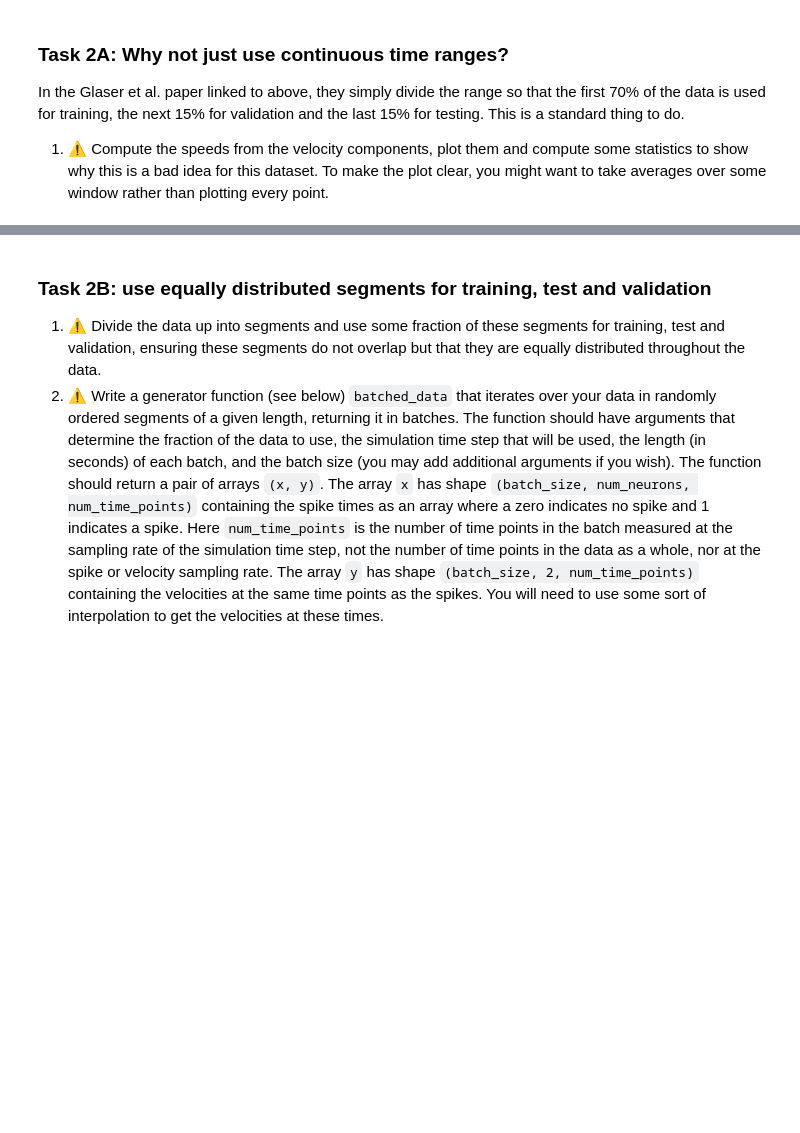
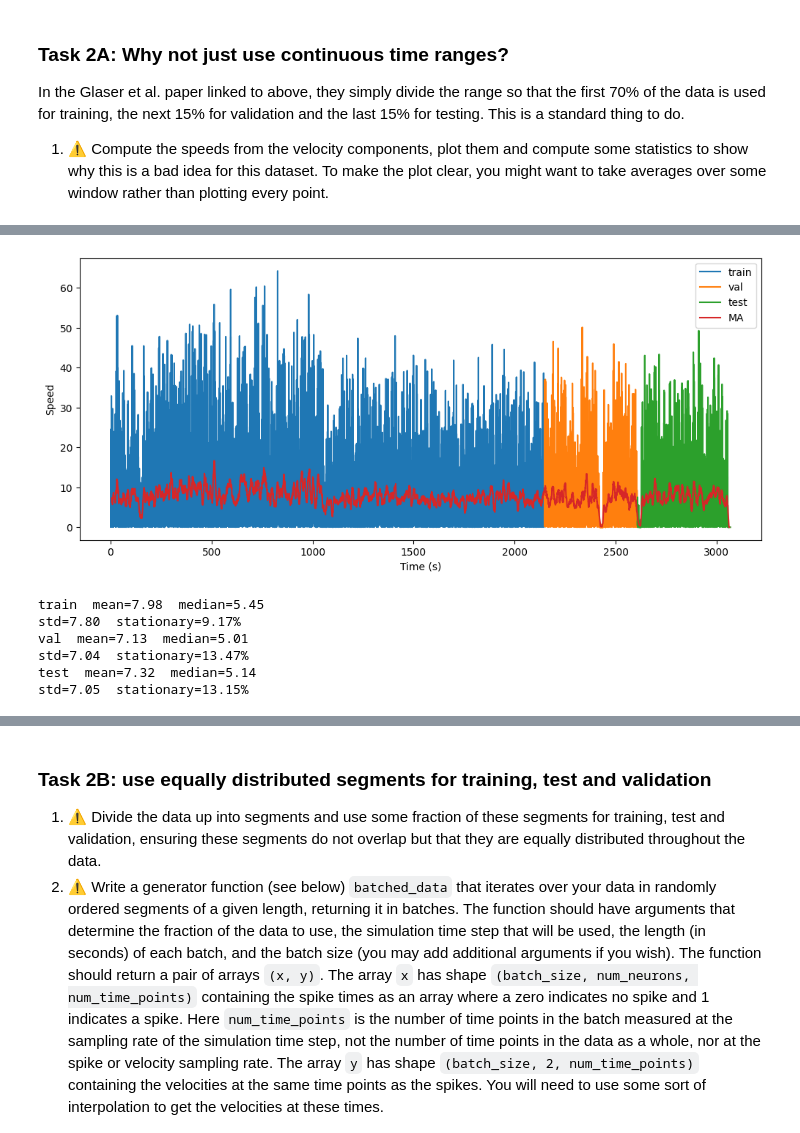
Before and after one commit to MAadinP/neuro4ml, a Jupyter notebook: cw_decoding.ipynb, the cells around one changed output, grey strips where cells are left out. Saved outputs shown, nothing was run; the diff lists cells and outputs as text; code cells hidden in the pictures; blank space fills up the shorter version.

```diff
--- a/cw_decoding.ipynb
+++ b/cw_decoding.ipynb
@@ -275,0 +271,45 @@ window_size = 10 # in s
+# %%
+# v.shape()[0] samples
+train_index, val_index = 0.7 * v.shape[0], 0.85 * v.shape[0]
+
+
+speed = np.sqrt(vel[:, 0]**2 + vel[:, 1]**2)
+# print(speed, speed.shape)
+speed_train = speed[:int(train_index)]
+speed_val = speed[int(train_index):int(val_index)]
+speed_test = speed[int(val_index):]
+
+n_train = int(train_index)
+n_val = int(val_index)
+
+plt.figure(figsize=(12, 5))
+plt.plot(vel_times[0:n_train], speed_train, label='train')
+plt.plot(vel_times[n_train:n_val], speed_val, label='val')
+plt.plot(vel_times[n_val:], speed_test, label='test')
+
+# calc and plot the moving average
+window_size = int(10 / (10*ms)) # converting the 10s window we want into # of samples using vel sampling rate=10ms
+cumulative = np.cumsum(np.insert(speed, 0, 0))
+moving_averages = (cumulative[window_size:] - cumulative[:-window_size]) / window_size
+ma_times = vel_times[window_size//2 : window_size//2+len(moving_averages)]
+
+plt.plot(ma_times, moving_averages, label="MA")
+plt.legend(loc='best')
+plt.xlabel('Time (s)')
+plt.ylabel('Speed')
+plt.show()
+
+
+still = 1.0  # any sample with speed below this counts as "stationary"
+
+for name, sp in [('train', speed_train), ('val', speed_val), ('test', speed_test)]:
+    print(f"{name}  mean={sp.mean():.2f}  median={np.median(sp):.2f}  ")
+    print(f"std={sp.std():.2f}  stationary={100*np.mean(sp < still):.2f}%")
+# %% [output]
+[figure, added]
+train  mean=7.98  median=5.45
+std=7.80  stationary=9.17%
+val  mean=7.13  median=5.01
+std=7.04  stationary=13.47%
+test  mean=7.32  median=5.14
+std=7.05  stationary=13.15%
```
Also changed, not shown: parts of 18 cells of this notebook, 3 other files.
